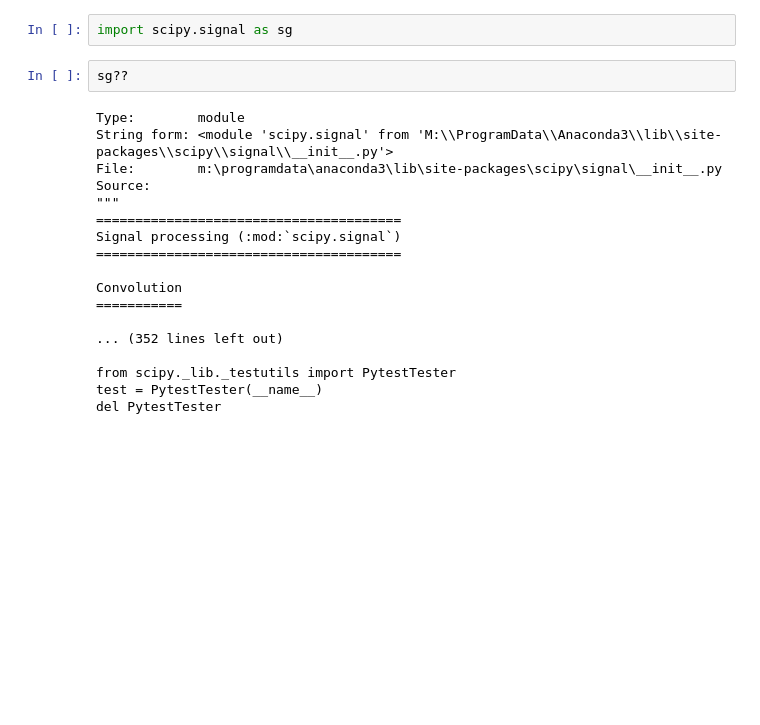
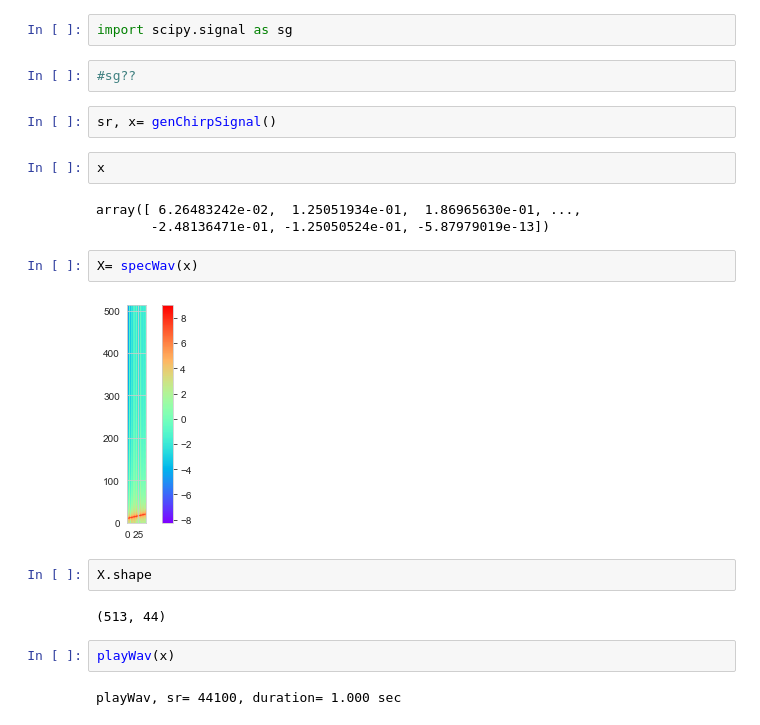
Before and after one commit to renyuanL/ryDsp2021, a Jupyter notebook: rySmallTest_demo.ipynb, the cells around one changed output. Saved outputs shown, nothing was run; the diff lists cells and outputs as text; blank space fills up the shorter version.

```diff
--- a/rySmallTest_demo.ipynb
+++ b/rySmallTest_demo.ipynb
@@ -216,22 +216,23 @@ spec3dWav(x)
 # %%
 import scipy.signal as sg
 # %%
-sg??
+#sg??
-# %% [output]
-Type:        module
-String form: <module 'scipy.signal' from 'M:\\ProgramData\\Anaconda3\\lib\\site-packages\\scipy\\signal\\__init__.py'>
-File:        m:\programdata\anaconda3\lib\site-packages\scipy\signal\__init__.py
-Source:
-"""
-=======================================
-Signal processing (:mod:`scipy.signal`)
-=======================================
-
-Convolution
-===========
-
-... (352 lines left out)
-
-from scipy._lib._testutils import PytestTester
-test = PytestTester(__name__)
-del PytestTester
+# %%
+sr, x= genChirpSignal()
+# %%
+x
+# %% [output]
+array([ 6.26483242e-02,  1.25051934e-01,  1.86965630e-01, ...,
+       -2.48136471e-01, -1.25050524e-01, -5.87979019e-13])
+# %%
+X= specWav(x)
+# %% [output]
+[figure, added]
+# %%
+X.shape
+# %% [output]
+(513, 44)
+# %%
+playWav(x)
+# %% [output]
+playWav, sr= 44100, duration= 1.000 sec
```
Also changed, not shown: parts of 10 cells of this notebook, 9 other files.
